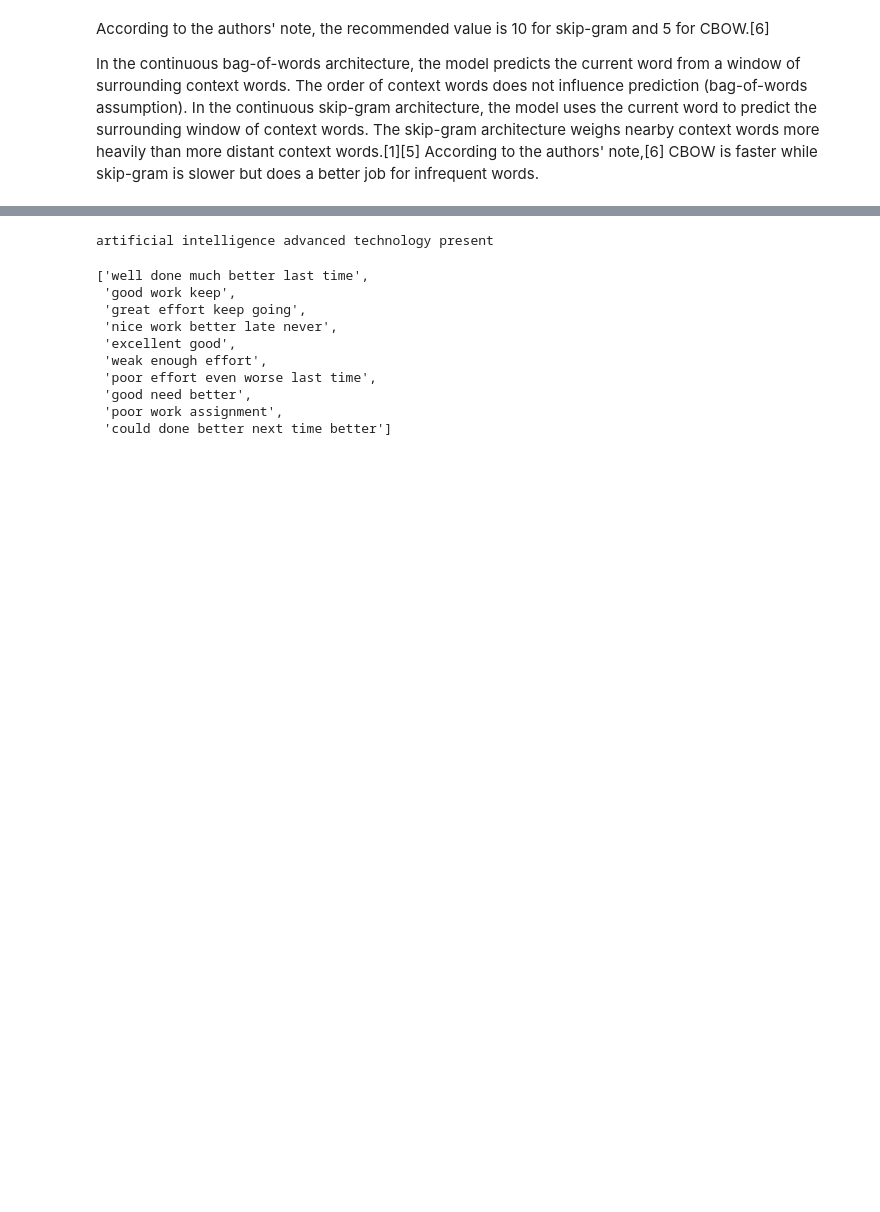
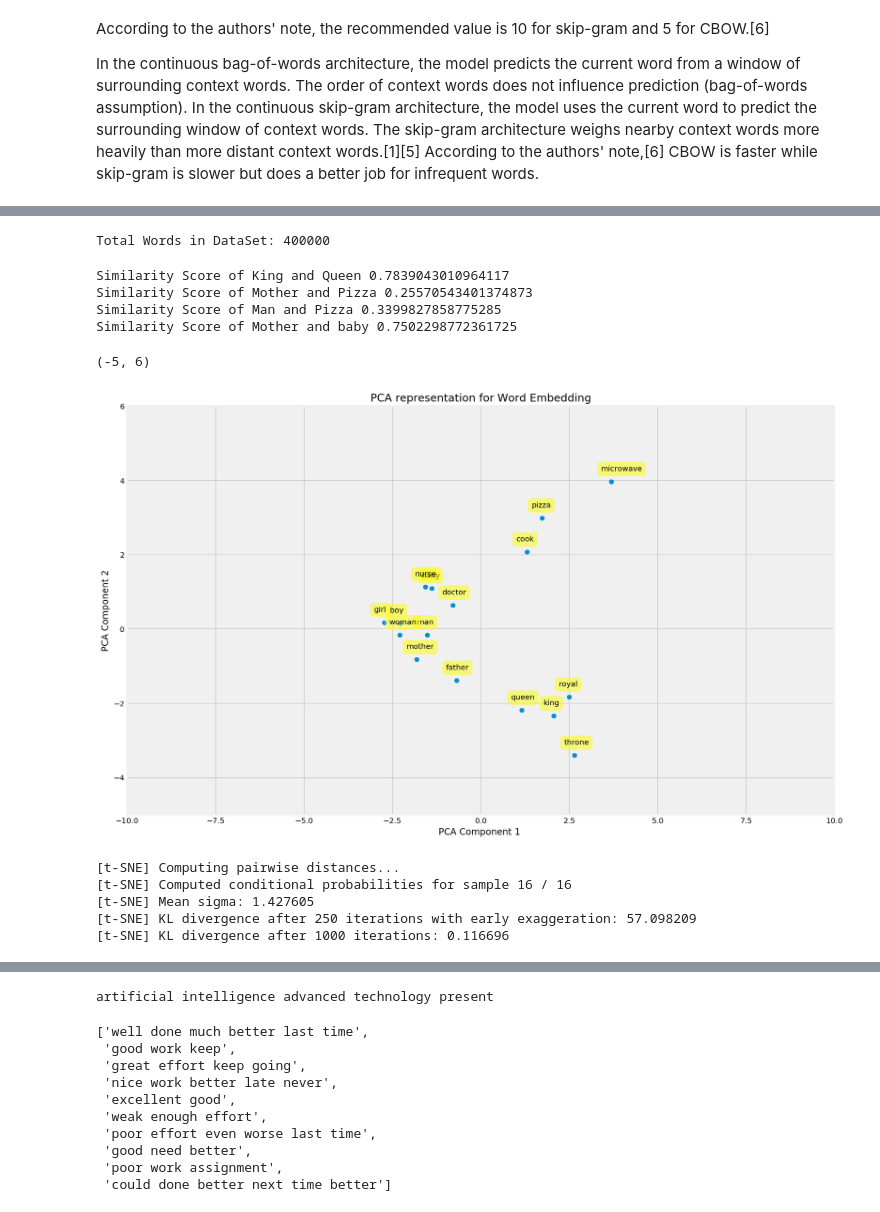
Before and after one commit to MaartenKool/CookBooks, a Jupyter notebook: EmbeddingsExample.ipynb, the cells around one changed output, grey strips where cells are left out. Drawn from its saved outputs; the diff is of its cells as text; code cells hidden in the pictures; blank space fills up the shorter version.

```diff
--- a/EmbeddingsExample.ipynb
+++ b/EmbeddingsExample.ipynb
@@ -1181,0 +998,4 @@ array([[143, 608, 200, 123, 186, 325, 463, 348, 770, 659],
+# %%
+vocab, w2v = read_data('/Users/maartenk/Documents/git/CookBooks/Sources/glove.6B.50d.txt')
+# %% [output]
+Total Words in DataSet: 400000
@@ -1181,0 +1013,58 @@ array([[143, 608, 200, 123, 186, 325, 463, 348, 770, 659],
+# %%
+print("Similarity Score of King and Queen",cos_sim(w2v['king'],w2v['queen']))
+print("Similarity Score of Mother and Pizza",cos_sim(w2v['mother'],w2v['pizza']))
+print("Similarity Score of Man and Pizza",cos_sim(w2v['man'],w2v['pizza']))
+print("Similarity Score of Mother and baby",cos_sim(w2v['mother'],w2v['baby']))
+# %% [output]
+Similarity Score of King and Queen 0.7839043010964117
+Similarity Score of Mother and Pizza 0.25570543401374873
+Similarity Score of Man and Pizza 0.3399827858775285
+Similarity Score of Mother and baby 0.7502298772361725
+# %%
+def return_matrix(random_words,dim =50):
+    word_matrix = np.random.randn(len(random_words),dim)
+    i = 0
+    for word in random_words:
+        word_matrix[i] = w2v[word]
+        i +=1
+    return word_matrix
+# %%
+from sklearn.decomposition import PCA
+import matplotlib.pyplot as plt
+from pylab import rcParams
+rcParams['figure.figsize'] = 15, 10
+# %%
+random_words = ['man','woman','king','queen','microwave','baby','boy','girl','pizza','royal',
+                'mother','father','doctor', 'nurse' ,'cook','throne']
+return_matrix_ = return_matrix(random_words)
+pca_ = PCA(n_components=2)
+viz_data = pca_.fit_transform(return_matrix_)
+# %%
+plt.scatter(viz_data[:,0],viz_data[:,1],cmap=plt.get_cmap('Spectral'))
+for label,x,y in zip(random_words,viz_data[:,0],viz_data[:,1]):
+    plt.annotate(
+        label,
+        xy=(x,y),
+        xytext=(-14, 14),
+        textcoords='offset points',
+        bbox=dict(boxstyle='round,pad=0.5', fc='yellow', alpha=0.5),
+        arrowprops=dict(arrowstyle = '->', connectionstyle='arc3,rad=0')
+    )
+plt.xlabel('PCA Component 1 ')
+plt.ylabel('PCA Component 2')
+plt.title('PCA representation for Word Embedding')
+plt.xlim(-10,10)
+plt.ylim(-5,6)
+# %% [output]
+(-5, 6)
+[figure, added]
+# %%
+from sklearn.manifold import TSNE
+tsne = TSNE(n_components=2, verbose=1,perplexity=3,method='exact')
+tsne_results = tsne.fit_transform(return_matrix_)
+# %% [output]
+[t-SNE] Computing pairwise distances...
+[t-SNE] Computed conditional probabilities for sample 16 / 16
+[t-SNE] Mean sigma: 1.427605
+[t-SNE] KL divergence after 250 iterations with early exaggeration: 57.098209
+[t-SNE] KL divergence after 1000 iterations: 0.116696
```
Also changed, not shown: parts of 99 cells of this notebook.
